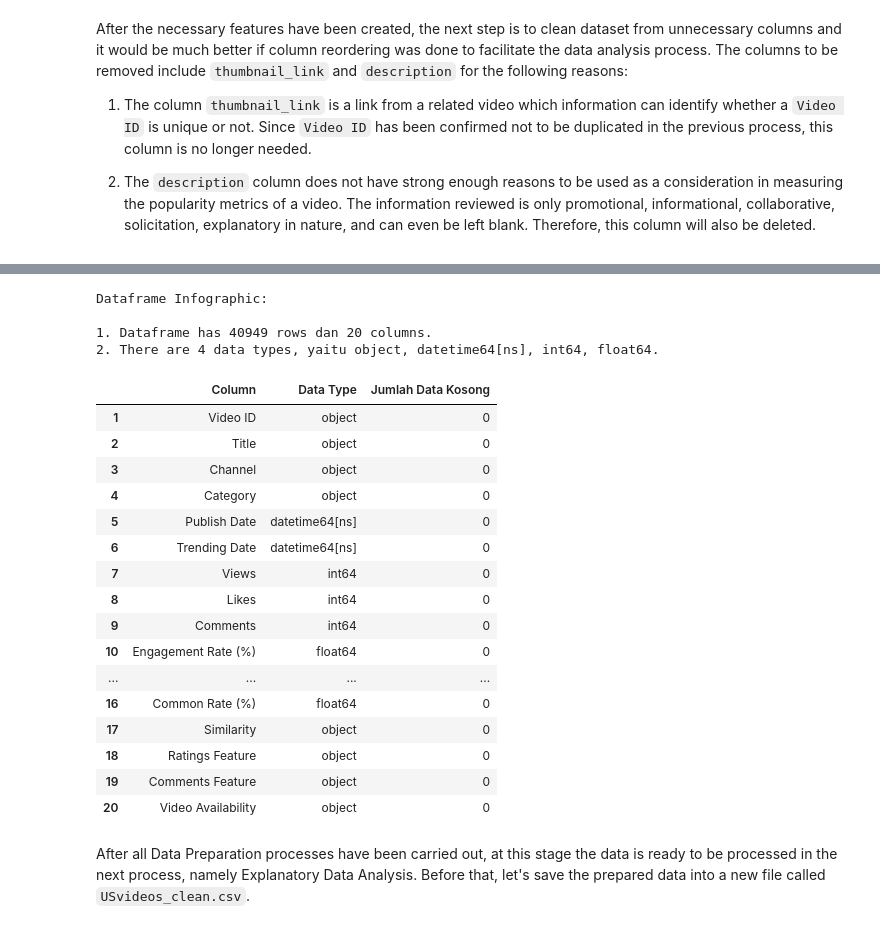
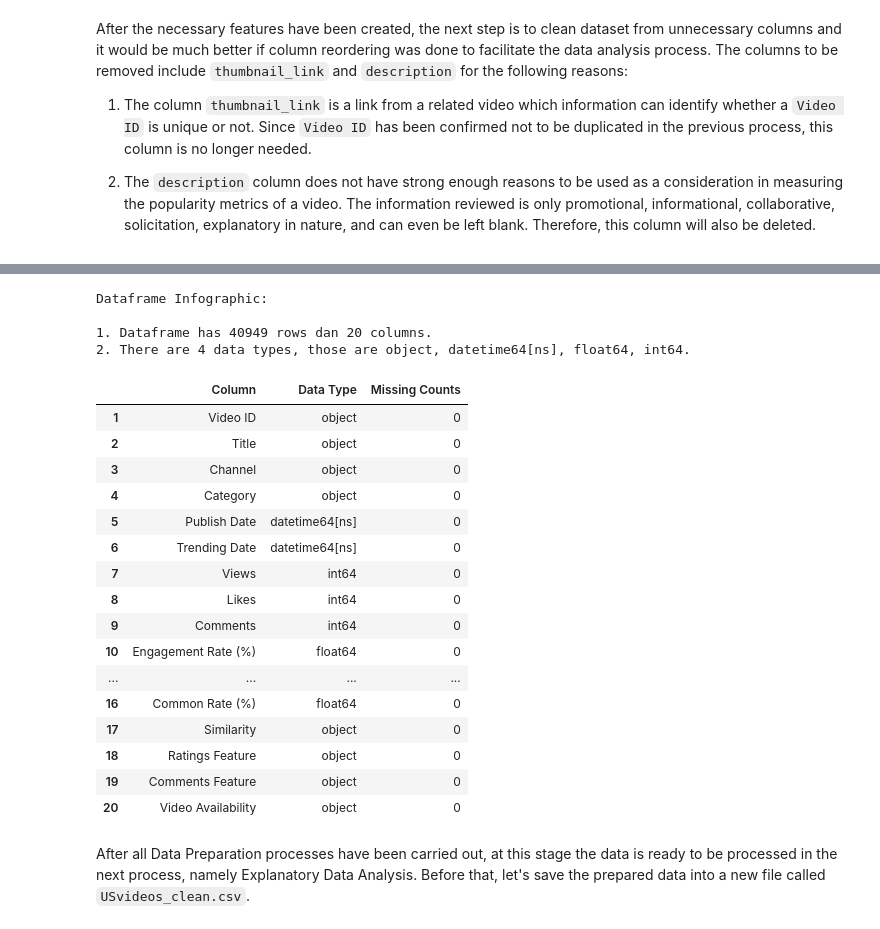
Before and after one commit to reyharighy/Casptone_Project_2, a Jupyter notebook: Data_Preparation.ipynb, the cells around one changed output, grey strips where cells are left out. Drawn from its saved outputs; the diff is of its cells as text; code cells hidden in the pictures.

Commit message:
Add Data Preparation Section Notebook
Signed-off-by: Reyhan Arighy <arighymoch@gmail.com>

```diff
--- a/Data_Preparation.ipynb
+++ b/Data_Preparation.ipynb
@@ -542,21 +542,21 @@ data.head()
 # %%
 print(
     'Dataframe Infographic: \n\n1. Dataframe has {} rows dan {} columns.'.format(data.shape[0],data.shape[1]),
-    '\n2. There are {} data types, yaitu {}.'.format(
+    '\n2. There are {} data types, those are {}.'.format(
         len(set(str(i) for i in data.dtypes.values)),
         ', '.join(list(set(str(i) for i in data.dtypes.values)))
     )
 )
 
 infografis = pd.DataFrame(data.dtypes).reset_index().rename(columns={'index':'Column',0:'Data Type'}).set_index(np.r_[1:21])
-infografis['Jumlah Data Kosong'] = data.isnull().sum().values
+infografis['Missing Counts'] = data.isnull().sum().values
 infografis
 # %% [output]
 Dataframe Infographic:
 
 1. Dataframe has 40949 rows dan 20 columns.
-2. There are 4 data types, yaitu object, datetime64[ns], int64, float64.
+2. There are 4 data types, those are object, datetime64[ns], float64, int64.
-|  | Column | Data Type | Jumlah Data Kosong |
+|  | Column | Data Type | Missing Counts |
 | 1 | Video ID | object | 0 |
 | 2 | Title | object | 0 |
 | 3 | Channel | object | 0 |
```
Also changed, not shown: parts of 4 cells of this notebook.
